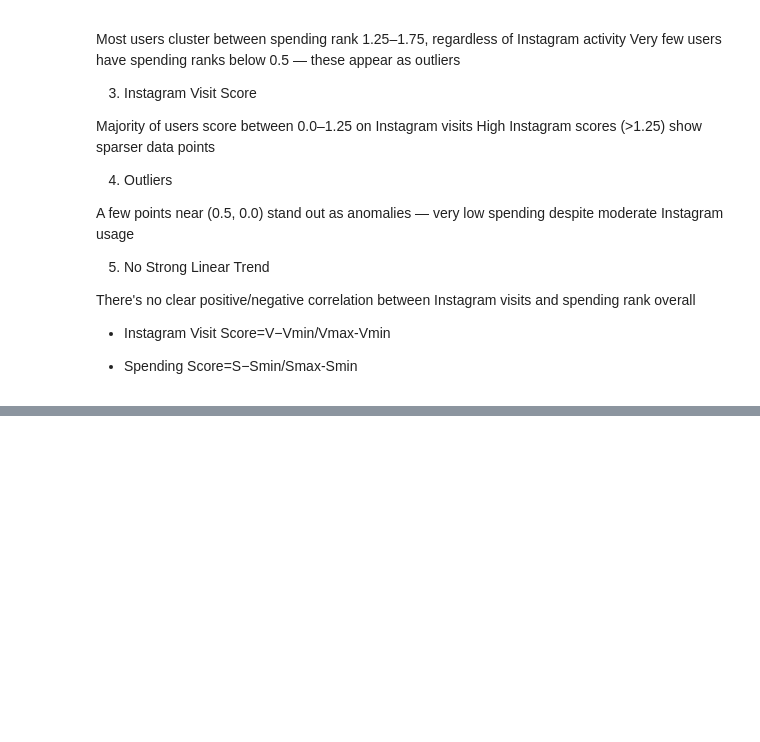
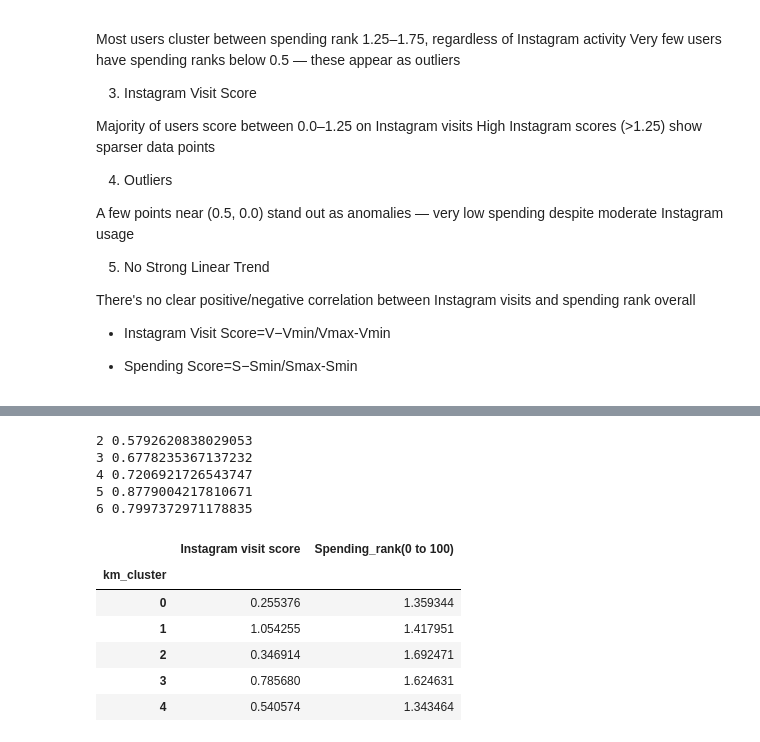
Before and after one commit to vishnubyneni/MLA0202-MACHINE-LEARNING, a Jupyter notebook: k_Means_Clustering.ipynb, the cells around one changed output, grey strips where cells are left out. Cells and saved outputs as stored; diff of their text form; code cells hidden in the pictures; blank space fills up the shorter version.

```diff
--- a/k_Means_Clustering.ipynb
+++ b/k_Means_Clustering.ipynb
@@ -387,0 +406,25 @@ Text(0.5, 1.0, 'Clusters')
+# %%
+from sklearn.metrics import silhouette_score
+
+for k in range(2, 7):
+    kmeans = KMeans(n_clusters=k, random_state=42)
+    labels = kmeans.fit_predict(x)
+    score = silhouette_score(x, labels)
+    print(k, score)
+# %% [output]
+2 0.5792620838029053
+3 0.6778235367137232
+4 0.7206921726543747
+5 0.8779004217810671
+6 0.7997372971178835
+# %%
+cluster_means = x.groupby('km_cluster')[['Instagram visit score', 'Spending_rank(0 to 100)']].mean()
+display(cluster_means)
+# %% [output]
+|  | Instagram visit score | Spending_rank(0 to 100) |
+| km_cluster |  |  |
+| 0 | 0.255376 | 1.359344 |
+| 1 | 1.054255 | 1.417951 |
+| 2 | 0.346914 | 1.692471 |
+| 3 | 0.785680 | 1.624631 |
+| 4 | 0.540574 | 1.343464 |
```
Also changed, not shown: parts of 7 cells of this notebook.
